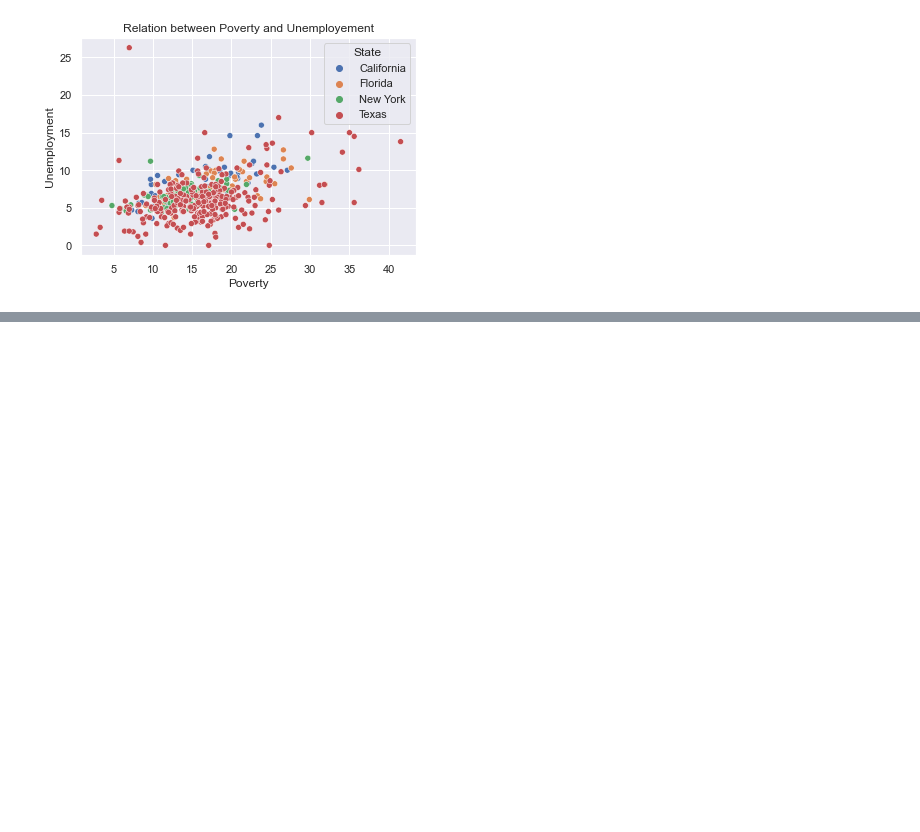
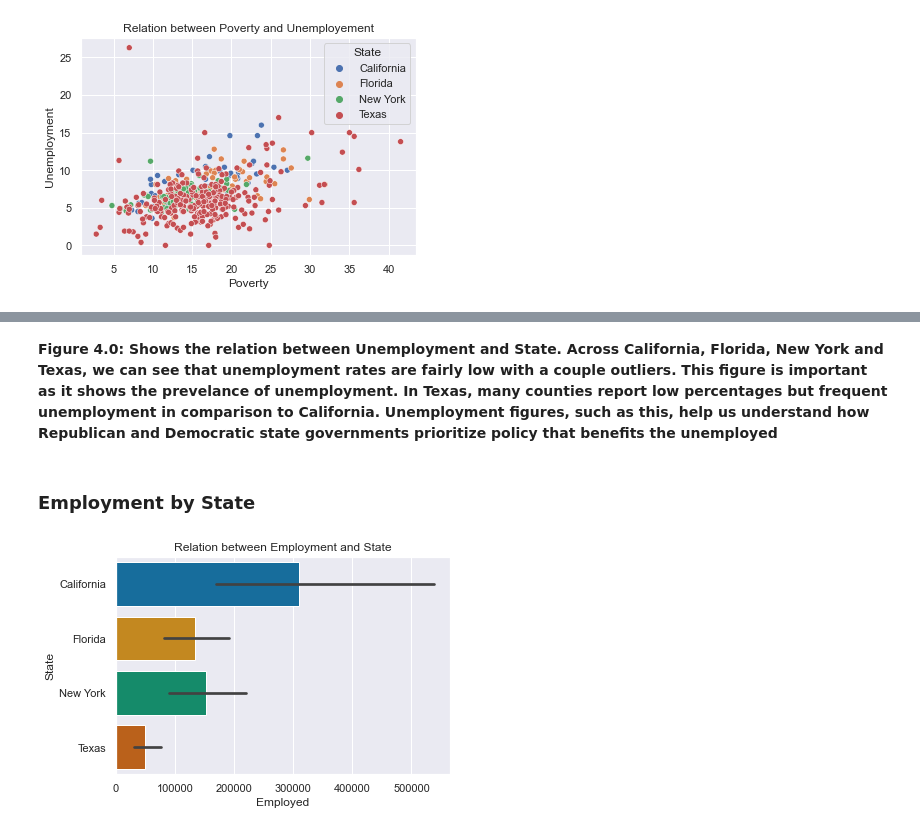
Before and after one commit to data301-2020-winter2/course-project-group_1026, a Jupyter notebook: analysis/Ahad/Milestone2.ipynb, the cells around one changed output, grey strips where cells are left out. Cells and saved outputs as stored; diff of their text form; code cells hidden in the pictures; blank space fills up the shorter version.

```diff
--- a/analysis/Ahad/Milestone2.ipynb
+++ b/analysis/Ahad/Milestone2.ipynb
@@ -95,0 +111,11 @@ Income Per Capital for all 4 states can be seen through this cat plot. This is t
+# %% [markdown]
+**Figure 4.0: Shows the relation between Unemployment and State. Across California, Florida, New York and Texas, we can see that unemployment rates are fairly low with a couple outliers. This figure is important as it shows the prevelance of unemployment. In Texas, many counties report low percentages but frequent unemployment in comparison to California. Unemployment figures, such as this, help us understand how Republican and Democratic state governments prioritize policy that benefits the unemployed**
+# %% [markdown]
+### Employment by State
+# %%
+ax = sns.barplot(x = "Employed", y = "State", data=df, palette = "colorblind")
+plt.title("Relation between Employment and State")
+ax.set(xlabel = "Employed", ylabel = "State")
+plt.show()
+# %% [output]
+[figure, added]
```
Also changed, not shown: parts of 11 cells of this notebook, 5 other files.
